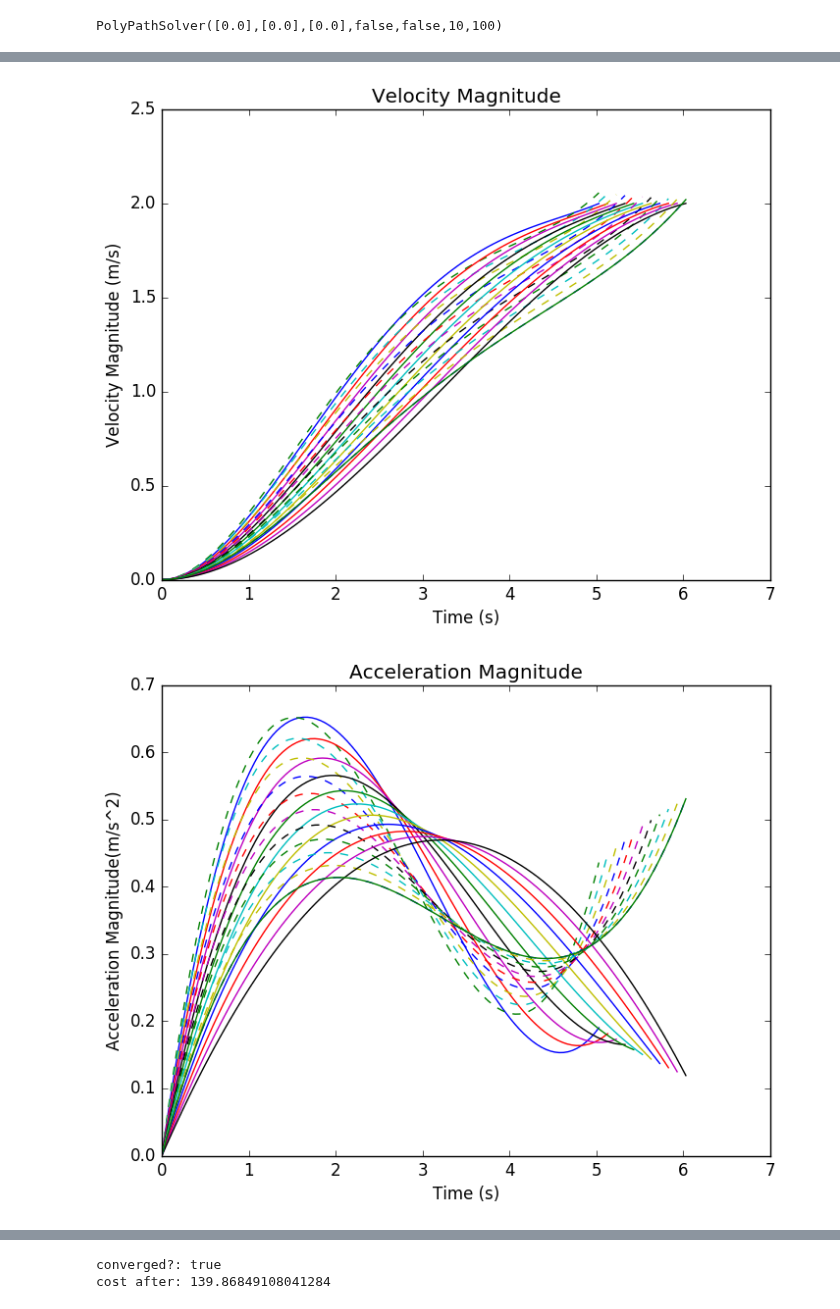
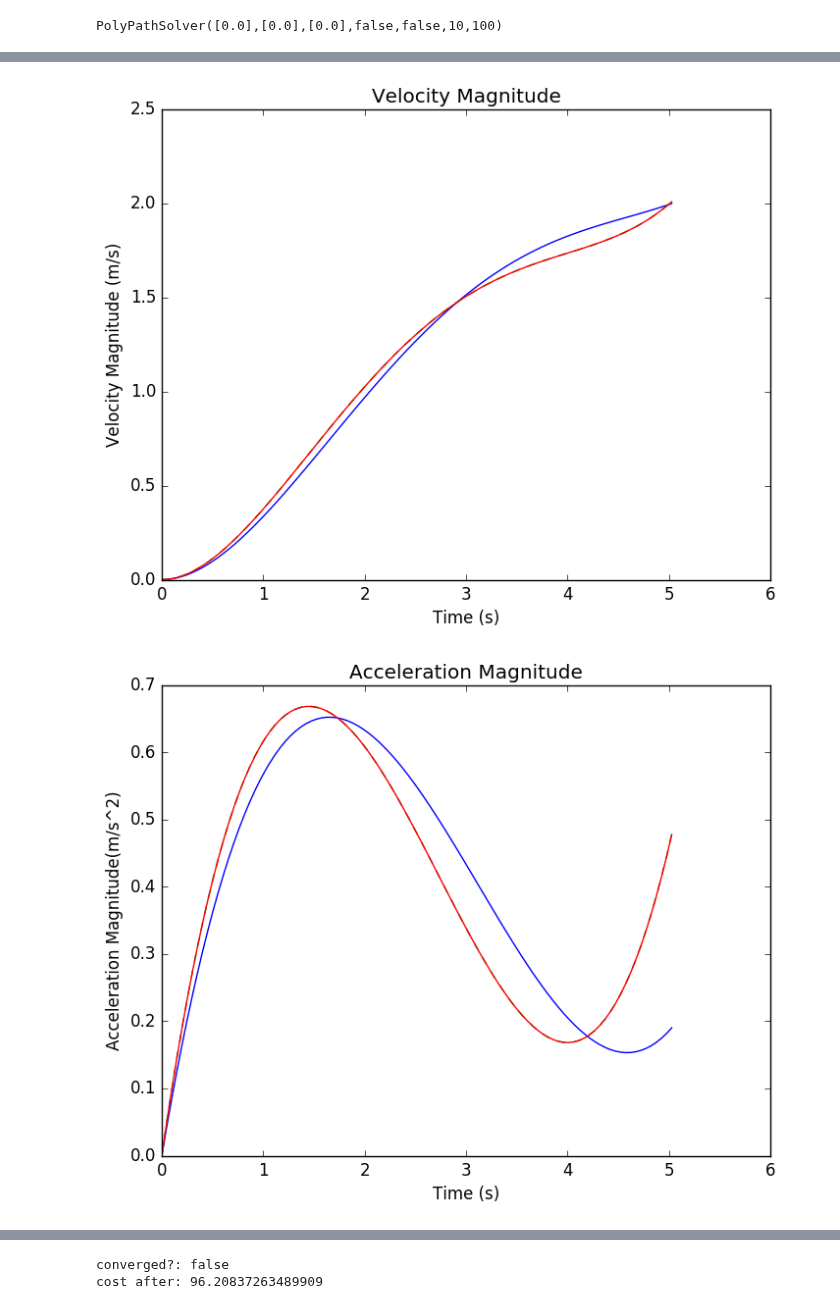
Before and after one commit to stefantj/polynomial-path-smoothing, a Jupyter notebook: TestingBestLocalPlanner.ipynb, the cells around one changed output, grey strips where cells are left out. Drawn from its saved outputs; the diff is of its cells as text; code cells hidden in the pictures.

```diff
--- a/TestingBestLocalPlanner.ipynb
+++ b/TestingBestLocalPlanner.ipynb
@@ -25,7 +25,7 @@ tuningI = TuningParams([0;1;0;1;0],    # q_coeff::Vector{Int64}
                         100,           # timeRes::Int64
                         0.01,          # precisionVel::Float64
                         0.95,          # percentAcc::Float64
-                        4.0);          # accelWeight::Float64
+                        1.0);          # accelWeight::Float64
 problem = PathProblem( [1.0 0.0 0.0;        # x
                         1.0 0.0 0.0;        # y
                         1.0 0.0 0.0],       # z  #start_config::Array{Float64,2}
@@ -215,8 +215,8 @@ while(solvHelp.PunVerified)
     #1)OPTIMIZE free constraints with limits built in; 2)COST function
     println("cost before: ", costFunc(df, solution, problem, solvHelp, tuningI))
     result = optimize(x -> costFunc(x, solution, problem, solvHelp, tuningI), df,
-                                    GradientDescent(),
-                                    OptimizationOptions(iterations = tuningI.iterations));
+                                    GradientDescent());#,
+                                    #OptimizationOptions(iterations = tuningI.iterations));
 
     #Save the result of the optimization
     df = Optim.minimizer(result)
@@ -290,2 +274,2 @@ cost before: 149.0089763029422
-[figure, old version]
+[figure, new version]
-[figure, old version]
+[figure, new version]
@@ -293,5 +277,5 @@ cost before: 149.0089763029422
-converged?: true
-cost after: 139.86849108041284
+converged?: false
+cost after: 96.20837263489909
 PyObject <matplotlib.image.AxesImage object at 0x...>
 # %%
 #Create the optimization function for use in JuMP
```
Also changed, not shown: parts of 2 cells of this notebook.
